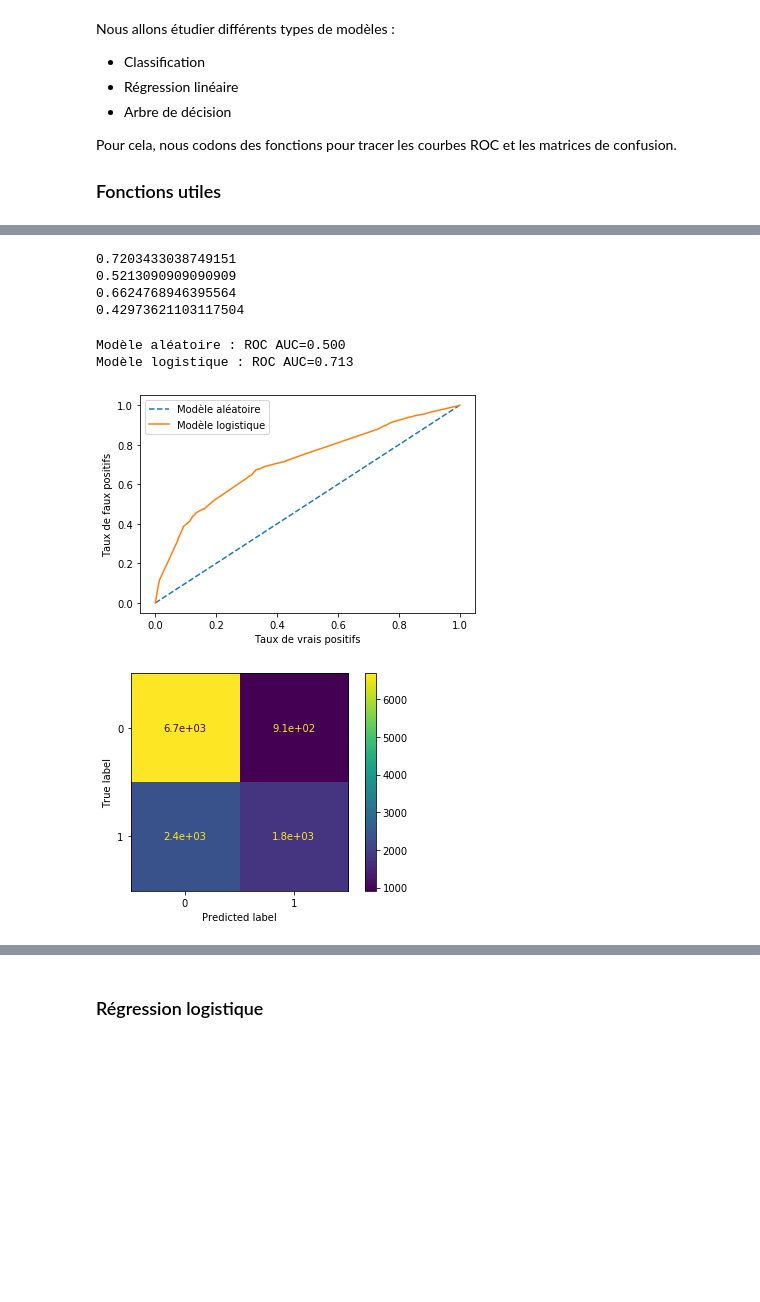
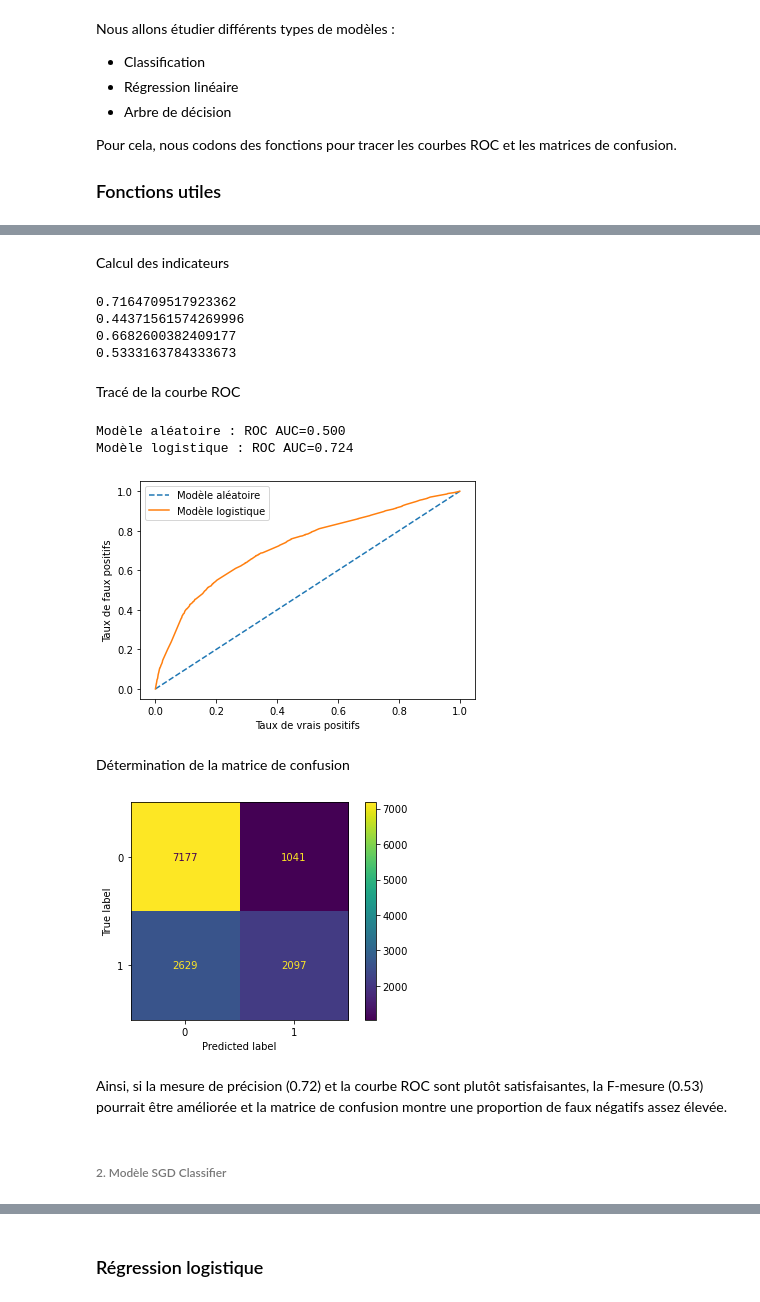
Before and after one commit to Clotilde-23/Accidents-corporels, a Jupyter notebook: Modelisation.ipynb, the cells around one changed output, grey strips where cells are left out. Saved outputs shown, nothing was run; the diff lists cells and outputs as text; code cells hidden in the pictures; blank space fills up the shorter version.

Commit message:
Classification

```diff
--- a/Modelisation.ipynb
+++ b/Modelisation.ipynb
@@ -169,3 +222,3 @@ On réalise une classification comme dans le TP vu en cours (expliquer le princi
 # %%
-classification = svm.SVC(kernel='linear', C=1, probability = True).fit(xTrain, yTrain)
-y_pred = clf.predict(xTest)
+classification_SVC = svm.SVC(kernel='linear', C=1, probability = True).fit(xTrain, yTrain)
+y_pred = classification_SVC.predict(xTest)
@@ -178,20 +225,34 @@ sc_precision = sklearn.metrics.precision_score(y_pred, yTest)
-# %%
-print(sc_accuracy)
-print(sc_f1)
-print(sc_recall)
-print(sc_precision)
-# %% [output]
-0.7203433038749151
-0.5213090909090909
-0.6624768946395564
-0.42973621103117504
+# %% [markdown]
+Calcul des indicateurs
+# %%
+sc_accuracy_SVC = sklearn.metrics.accuracy_score(y_pred, yTest)
+sc_precision_SVC = sklearn.metrics.precision_score(y_pred, yTest)
+sc_recall_SVC = sklearn.metrics.recall_score(y_pred, yTest)
+sc_f1_SVC = sklearn.metrics.f1_score(y_pred, yTest)
+print(sc_accuracy_SVC)
+print(sc_precision_SVC)
+print(sc_recall_SVC)
+print(sc_f1_SVC)
+# %% [output]
+0.7164709517923362
+0.44371561574269996
+0.6682600382409177
+0.5333163784333673
+# %% [markdown]
+Tracé de la courbe ROC
 # %%
-courbe_roc(classification)
+courbe_roc(classification_SVC)
 # %% [output]
 Modèle aléatoire : ROC AUC=0.500
-Modèle logistique : ROC AUC=0.713
+Modèle logistique : ROC AUC=0.724
-[figure, old version]
+[figure, new version]
+# %% [markdown]
+Détermination de la matrice de confusion
 # %%
-matrice_confusion(classification)
+matrice_confusion(classification_SVC)
 # %% [output]
-[figure, old version]
+[figure, new version]
+# %% [markdown]
+Ainsi, si la mesure de précision (0.72) et la courbe ROC sont plutôt satisfaisantes, la F-mesure (0.53) pourrait être améliorée et la matrice de confusion montre une proportion de faux négatifs assez élevée.
+# %% [markdown]
+###### 2. Modèle SGD Classifier
```
Also changed, not shown: parts of 34 cells of this notebook, 1 other file.
